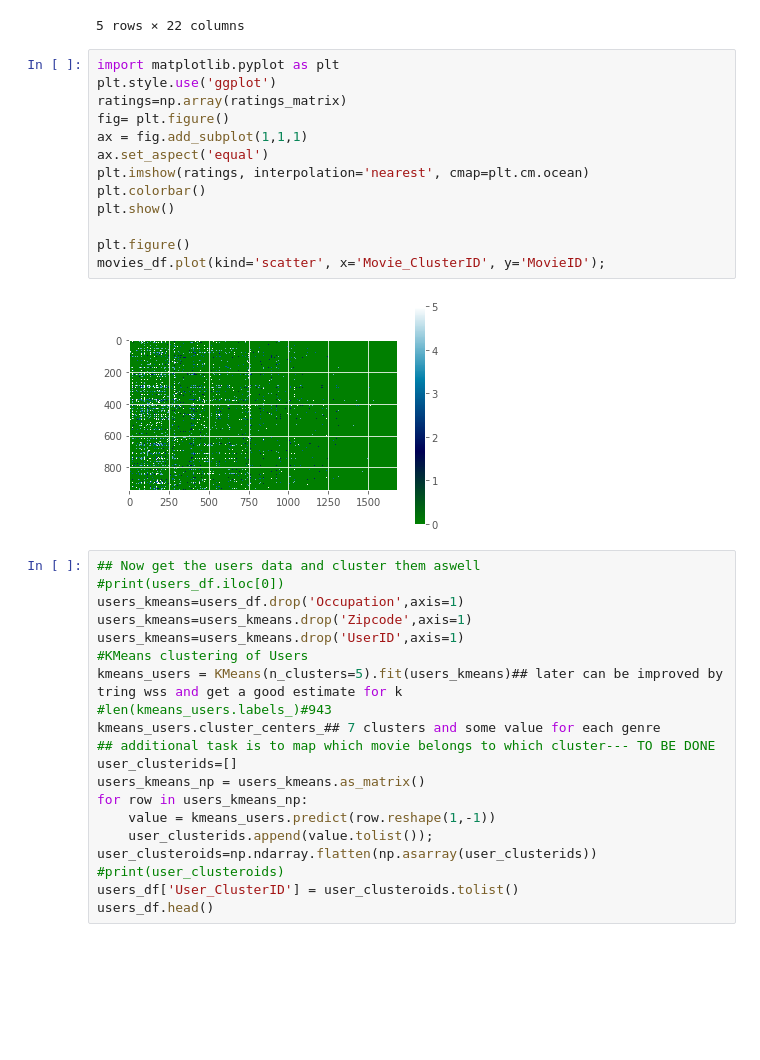
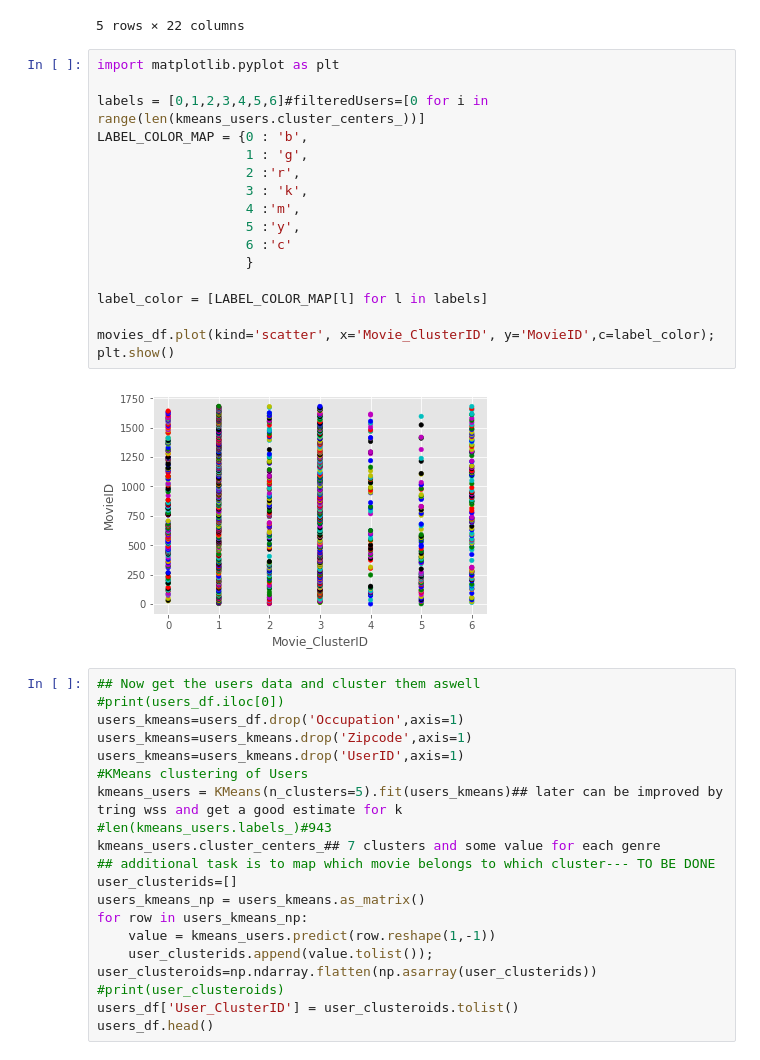
Before and after one commit to ShreyaGangishetty/enhancingMFusingClustering, a Jupyter notebook: RecommendationWithClusteringSVD.ipynb, the cells around one changed output. Cells and saved outputs as stored; diff of their text form; blank space fills up the shorter version.

```diff
--- a/RecommendationWithClusteringSVD.ipynb
+++ b/RecommendationWithClusteringSVD.ipynb
@@ -84,21 +84,25 @@ movies_df.head()
 | 3 | 4 | Get Shorty (1995) | 0 | 1 | 0 | 0 | 0 | 1 | 0 | 0 | ... |
 | 4 | 5 | Copycat (1995) | 0 | 0 | 0 | 0 | 0 | 0 | 1 | 0 | ... |
 5 rows × 22 columns
-# %%
-import matplotlib.pyplot as plt
-plt.style.use('ggplot')
-ratings=np.array(ratings_matrix)
-fig= plt.figure()
-ax = fig.add_subplot(1,1,1)
-ax.set_aspect('equal')
-plt.imshow(ratings, interpolation='nearest', cmap=plt.cm.ocean)
-plt.colorbar()
-plt.show()
-
-plt.figure()
-movies_df.plot(kind='scatter', x='Movie_ClusterID', y='MovieID');
-# %% [output]
-[figure, removed]
+# %%
+import matplotlib.pyplot as plt
+
+labels = [0,1,2,3,4,5,6]#filteredUsers=[0 for i in range(len(kmeans_users.cluster_centers_))]
+LABEL_COLOR_MAP = {0 : 'b',
+                   1 : 'g',
+                   2 :'r',
+                   3 : 'k',
+                   4 :'m',
+                   5 :'y',
+                   6 :'c'
+                   }
+
+label_color = [LABEL_COLOR_MAP[l] for l in labels]
+
+movies_df.plot(kind='scatter', x='Movie_ClusterID', y='MovieID',c=label_color);
+plt.show()
+# %% [output]
+[figure, added]
 # %%
 ## Now get the users data and cluster them aswell
 #print(users_df.iloc[0])
```
Also changed, not shown: parts of 11 cells of this notebook.
